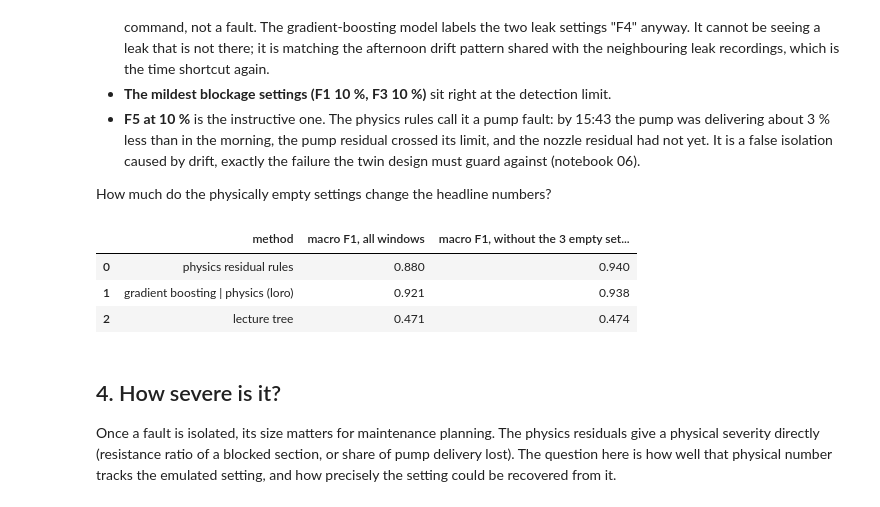
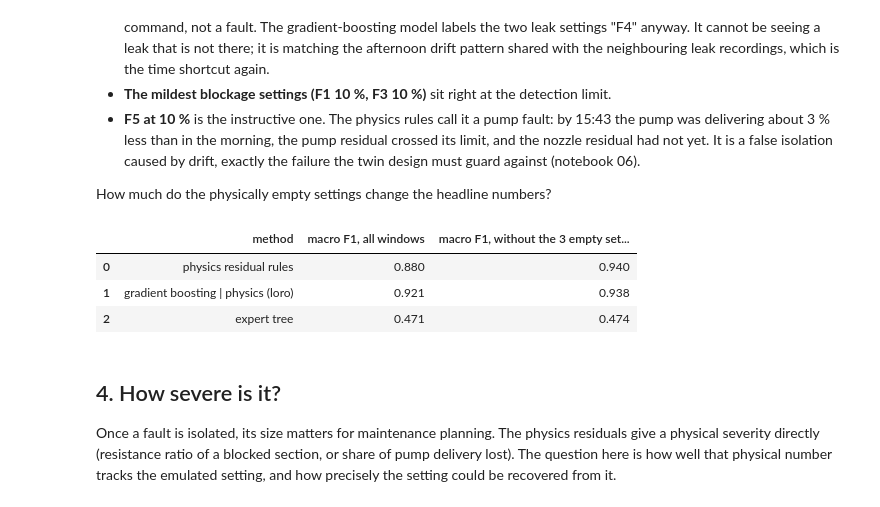
Before and after one commit to PeterImoniose/fuel-system-digital-twin, a Jupyter notebook: notebooks/04_fault_diagnosis_ml.ipynb, the cells around one changed output. Saved outputs shown, nothing was run; the diff lists cells and outputs as text; code cells hidden in the pictures.

```diff
--- a/notebooks/04_fault_diagnosis_ml.ipynb
+++ b/notebooks/04_fault_diagnosis_ml.ipynb
@@ -106,10 +106,10 @@ R, _ = hy.lofo_residuals(w)
 E = R[[c for c in R if c.startswith("e_")]].rename(columns=lambda c: c.replace("e_", "r_"))
 phys_pred = hy.isolate(E)
 base = baseline.HealthyBaseline.fit(w, ["P1", "P2", "P3", "P4", "P5", "Q"])
-tree_pred = dg.tutor_tree(w, base.mean, base.sd_total)
+tree_pred = dg.expert_tree(w, base.mean, base.sd_total)
 _, inc_test = next(dg.split_incipient(w))
-for name, p in [("physics residual rules (leave-one-fault-out)", phys_pred), ("lecture diagnostic tree", tree_pred)]:
-    fam = "physics" if "physics" in name else "lecture"
+for name, p in [("physics residual rules (leave-one-fault-out)", phys_pred), ("expert diagnostic tree", tree_pred)]:
+    fam = "physics" if "physics" in name else "expert rules"
     for split, idx in [("loro", w.index), ("incipient", inc_test)]:
         results.append({"split": split, "family": fam, "method": name,
                         **dg.score(y.loc[idx], p.loc[idx], w.loc[idx, "run_id"])})
@@ -142,7 +142,7 @@ plot_df = res.copy()
 plot_df["label"] = plot_df["method"].str.replace(" | ", ", ", regex=False)
 methods = (plot_df[plot_df["split"] == "loro"].sort_values("macro_f1")["label"].tolist())
 fam_col = {"machine learning": pl.SERIES[0], "signature direction": pl.SERIES[2], "physics": pl.SERIES[1],
-           "lecture": pl.INK_2}
+           "expert rules": pl.INK_2}
 fig, axes = plt.subplots(1, 3, figsize=(13, 6.5), sharey=True)
 for ax, split in zip(axes, order):
     d = plot_df[plot_df["split"] == split].set_index("label").reindex(methods)
@@ -256,16 +256,16 @@ How much do the physically empty settings change the headline numbers?
 # %%
 empty = w["run_id"].isin(["F2-020", "F4-020", "F4-030"])
 sens = []
 for name, p in [("physics residual rules", phys_pred), (f"{mn} | {fs} (loro)", p_best),
-                ("lecture tree", tree_pred)]:
+                ("expert tree", tree_pred)]:
     sens.append({"method": name, "macro F1, all windows": dg.score(y, p)["macro_f1"],
                  "macro F1, without the 3 empty settings": dg.score(y[~empty], p[~empty])["macro_f1"]})
 pd.DataFrame(sens)
 # %% [output]
 |  | method | macro F1, all windows | macro F1, without the 3 empty set... |
 | 0 | physics residual rules | 0.880 | 0.940 |
 | 1 | gradient boosting | physics (loro) | 0.921 | 0.938 |
-| 2 | lecture tree | 0.471 | 0.474 |
+| 2 | expert tree | 0.471 | 0.474 |
 # %% [markdown]
 ## 4. How severe is it?
 
```
Also changed, not shown: parts of 3 cells of this notebook, 42 other files.
